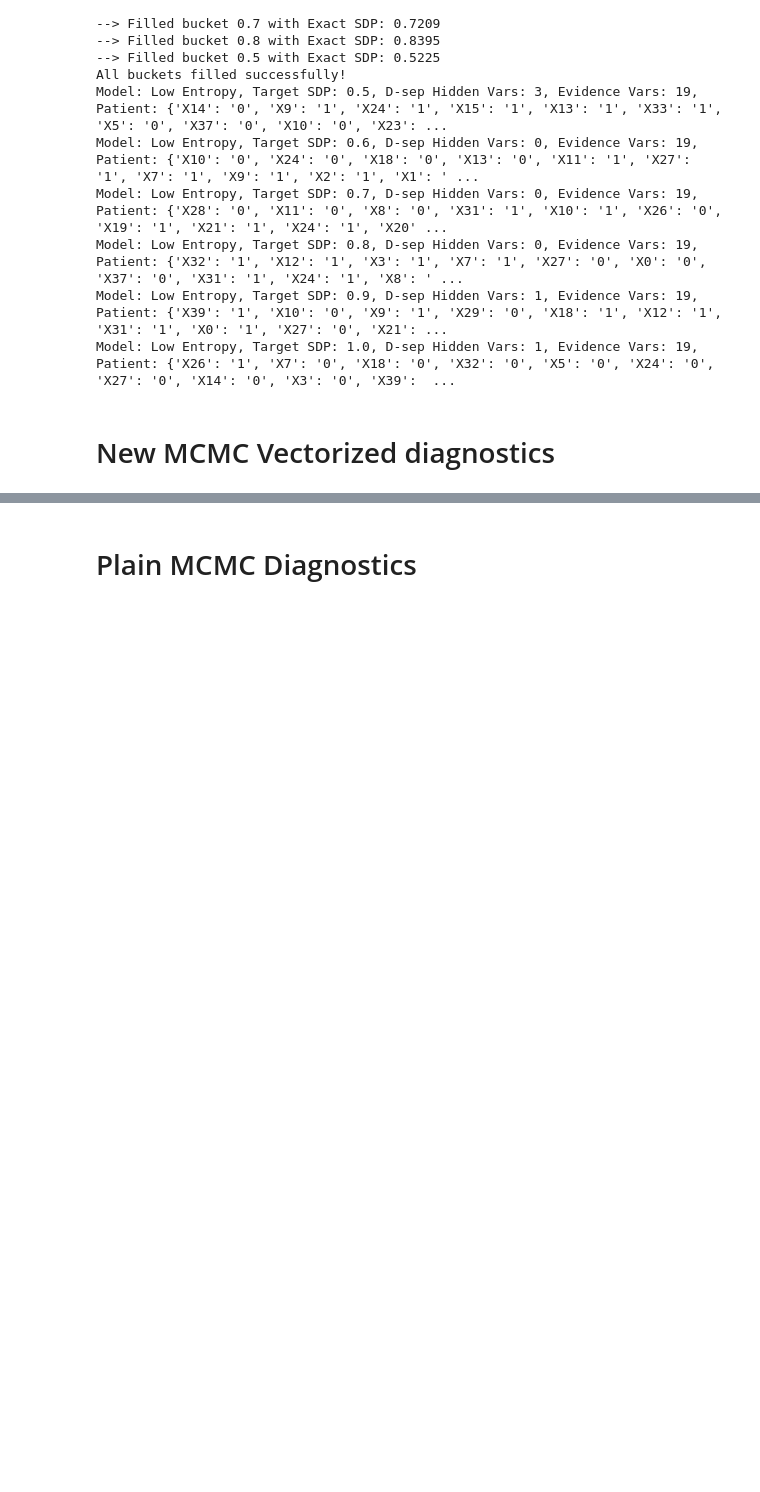
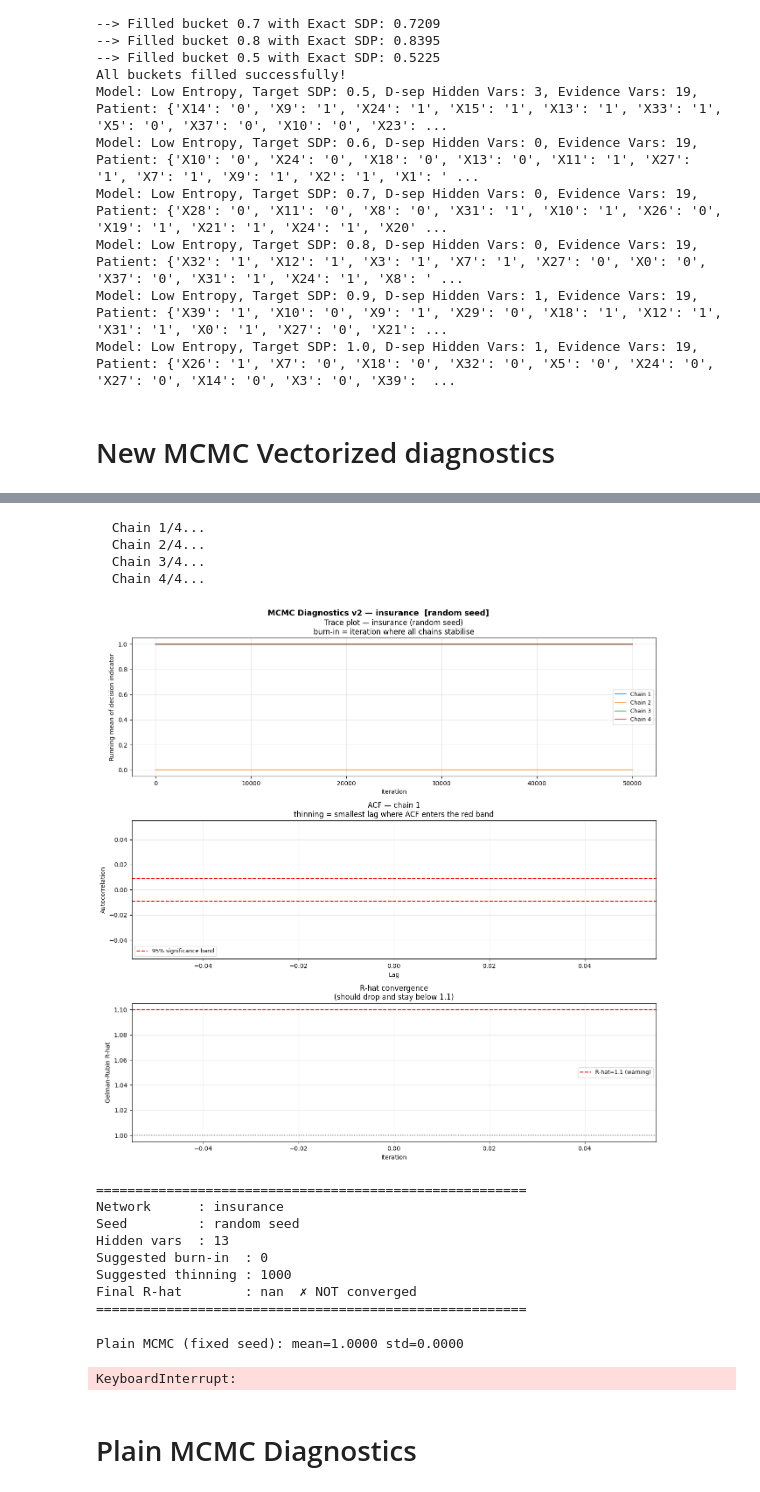
Before and after one commit to jpafcampos/explaining-BNs, a Jupyter notebook: src/mcmc_sanity_check.ipynb, the cells around one changed output, grey strips where cells are left out. Drawn from its saved outputs; the diff is of its cells as text; code cells hidden in the pictures; blank space fills up the shorter version.

```diff
--- a/src/mcmc_sanity_check.ipynb
+++ b/src/mcmc_sanity_check.ipynb
@@ -764,0 +531,25 @@ ValueError: too many subscripts in einsum
+# %%
+patient = {
+    'MedCost': 'HundredThou', 'HomeBase': 'Rural', 'RuggedAuto': 'Football',
+    'ILiCost': 'Million', 'SocioEcon': 'Wealthy', 'SeniorTrain': 'True',
+    'PropCost': 'HundredThou', 'Accident': 'Severe', 'OtherCar': 'False',
+    'ThisCarCost': 'HundredThou', 'MakeModel': 'Luxury', 'Theft': 'True',
+    'Antilock': 'False'
+}
+target        = select_optimal_target_node(insurance_model)
+target_states = insurance_model.get_cpds(target).state_names[target]
+target_value  = target_states[1]
+
+hidden_vars = [n for n in insurance_model.nodes()
+               if n not in patient and n != target]
+partitions  = get_partitions(insurance_model, hidden_vars, target, patient)
+
+print(f"Hidden vars ({len(hidden_vars)}): {hidden_vars}")
+print(f"Partitions: {len(partitions)}")
+for i, p in enumerate(partitions):
+    print(f"  partition[{i}]: size={len(p)}, vars={p}")
+
+exact_sdp = fast_broadcast_sdp(
+    insurance_model, target, target_value, patient, 0.5, partitions
+)
+print(f"\nExact SDP: {exact_sdp:.6f}")
@@ -765,3 +563,51 @@ ValueError: too many subscripts in einsum
+# %%
+diag = run_mcmc_diagnostics_v2(
+    model, target, target_value, patient, threshold=0.5,
+    n_iterations=50_000, n_chains=4,
+    use_lw_seed=False,
+)
+# %% [output]
+  Chain 1/4...
+  Chain 2/4...
+  Chain 3/4...
+  Chain 4/4...
+[figure, added]
+=======================================================
+Network      : insurance
+Seed         : random seed
+Hidden vars  : 13
+Suggested burn-in  : 0
+Suggested thinning : 1000
+Final R-hat        : nan  ✗ NOT converged
+=======================================================
+# %%
+# Should now consistently return ~1.0
+plain_estimates = [
+    fast_mcmc_sdp_estimation_new(
+        insurance_model, target, target_value, patient, 0.5,
+        n_samples=1000, burn_in=2000, thinning=50,
+        use_lw_seed=True
+    )
+    for _ in range(10)
+]
+print(f"Plain MCMC (fixed seed): mean={np.mean(plain_estimates):.4f} "
+      f"std={np.std(plain_estimates):.4f}")
+
+# PT as reference
+pt_estimates = [
+    vectorized_pt_mcmc_sdp_estimation
+    (
+        insurance_model, target, target_value, patient, 0.5,
+        n_samples=1000, burn_in=2000, thinning=50,
+        n_chains=4, max_temp=40.0
+    )
+    for _ in range(10)
+]
+print(f"PT MCMC:                mean={np.mean(pt_estimates):.4f} "
+      f"std={np.std(pt_estimates):.4f}")
+# %% [output]
+Plain MCMC (fixed seed): mean=1.0000 std=0.0000
+KeyboardInterrupt:
 # %% [markdown]
 # Plain MCMC Diagnostics
 # %%
```
Also changed, not shown: parts of 7 cells of this notebook, 7 other files.
